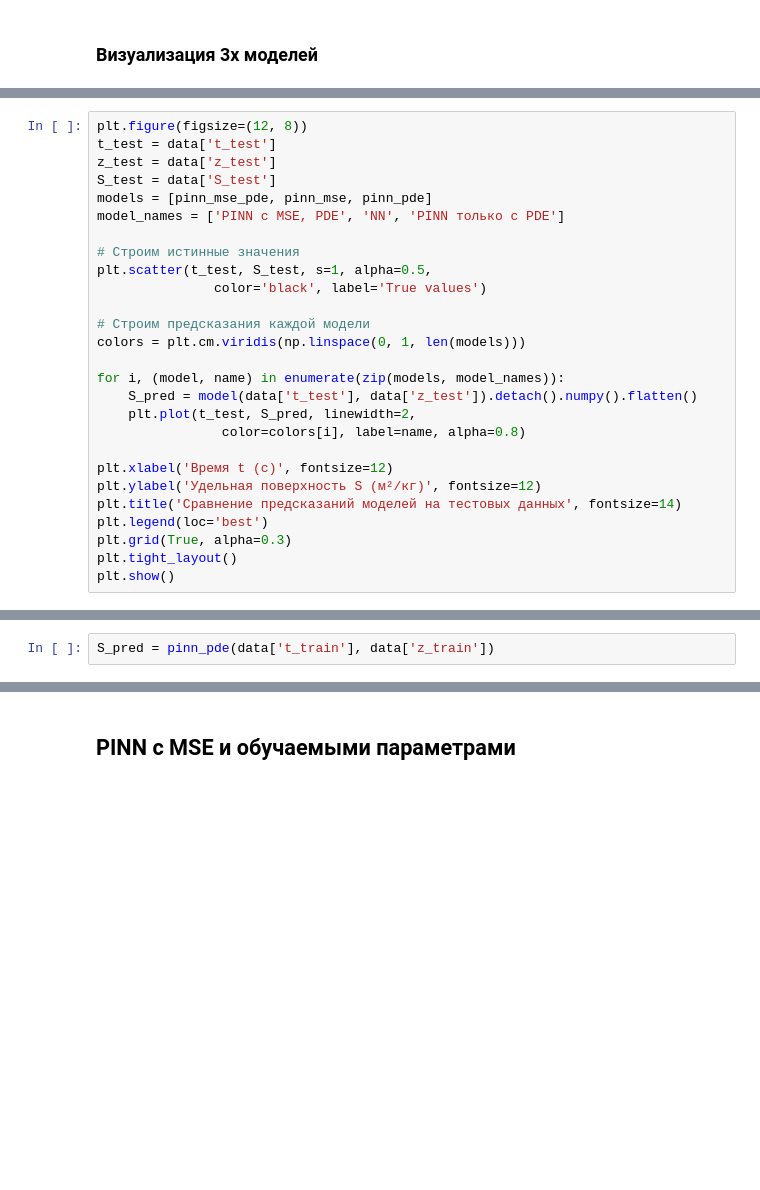
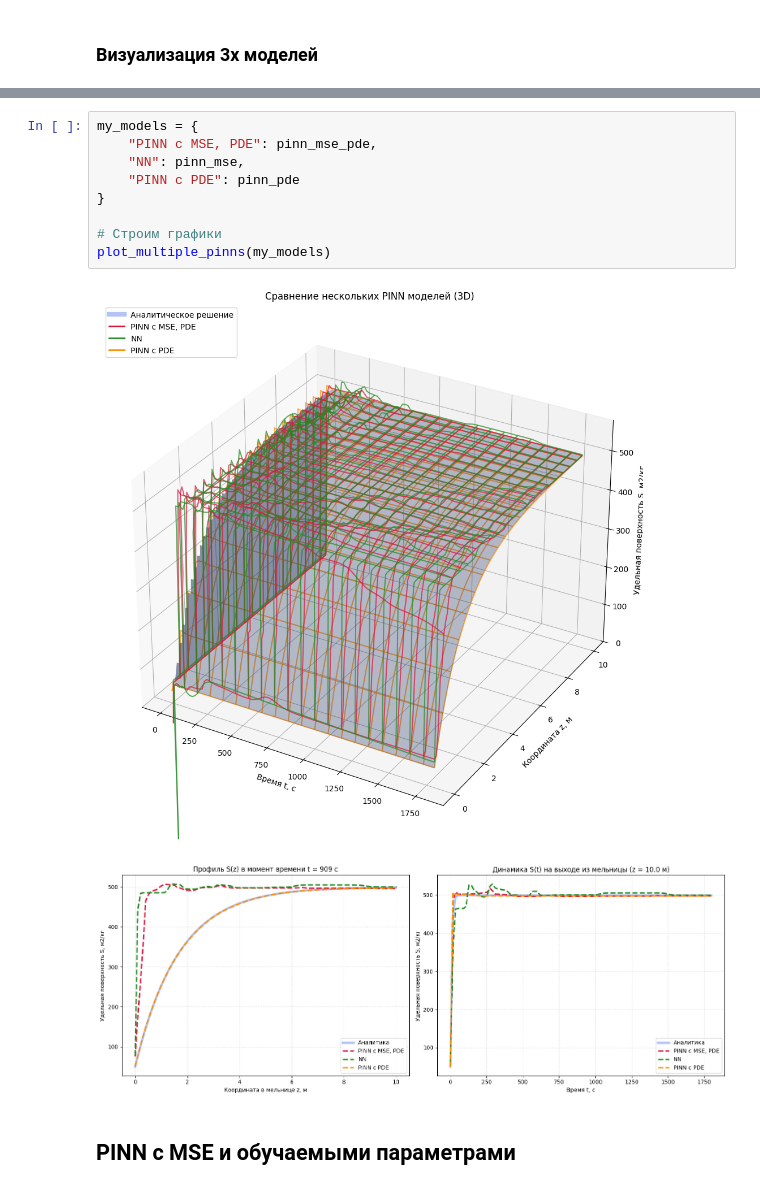
Before and after one commit to kzmna/PINN, a Jupyter notebook: src/training.ipynb, the cells around one changed output, grey strips where cells are left out. Cells and saved outputs as stored; diff of their text form; blank space fills up the shorter version.

```diff
--- a/src/training.ipynb
+++ b/src/training.ipynb
@@ -325,29 +332,2 @@ PINN(
   )
 )
-# %%
-plt.figure(figsize=(12, 8))
-t_test = data['t_test']
-z_test = data['z_test']
-S_test = data['S_test']
-models = [pinn_mse_pde, pinn_mse, pinn_pde]
-model_names = ['PINN с MSE, PDE', 'NN', 'PINN только с PDE']
-
-# Строим истинные значения
-plt.scatter(t_test, S_test, s=1, alpha=0.5,
-               color='black', label='True values')
-
-# Строим предсказания каждой модели
-colors = plt.cm.viridis(np.linspace(0, 1, len(models)))
-
-for i, (model, name) in enumerate(zip(models, model_names)):
-    S_pred = model(data['t_test'], data['z_test']).detach().numpy().flatten()
-    plt.plot(t_test, S_pred, linewidth=2,
-                color=colors[i], label=name, alpha=0.8)
-
-plt.xlabel('Время t (с)', fontsize=12)
-plt.ylabel('Удельная поверхность S (м²/кг)', fontsize=12)
-plt.title('Сравнение предсказаний моделей на тестовых данных', fontsize=14)
-plt.legend(loc='best')
-plt.grid(True, alpha=0.3)
-plt.tight_layout()
-plt.show()
@@ -382,5 +361,3 @@ plt.tight_layout()
 plt.show()
 # %% [output]
 [figure]
-# %%
-S_pred = pinn_pde(data['t_train'], data['z_train'])
@@ -397,3 +476,15 @@ tensor([[   0.7327],
+# %%
+my_models = {
+    "PINN с MSE, PDE": pinn_mse_pde,
+    "NN": pinn_mse,
+    "PINN с PDE": pinn_pde
+}
+
+# Строим графики
+plot_multiple_pinns(my_models)
+# %% [output]
+[figure, added]
+[figure, added]
 # %% [markdown]
 ## PINN с MSE и обучаемыми параметрами
 # %% [markdown]
```
Also changed, not shown: parts of 17 cells of this notebook.
